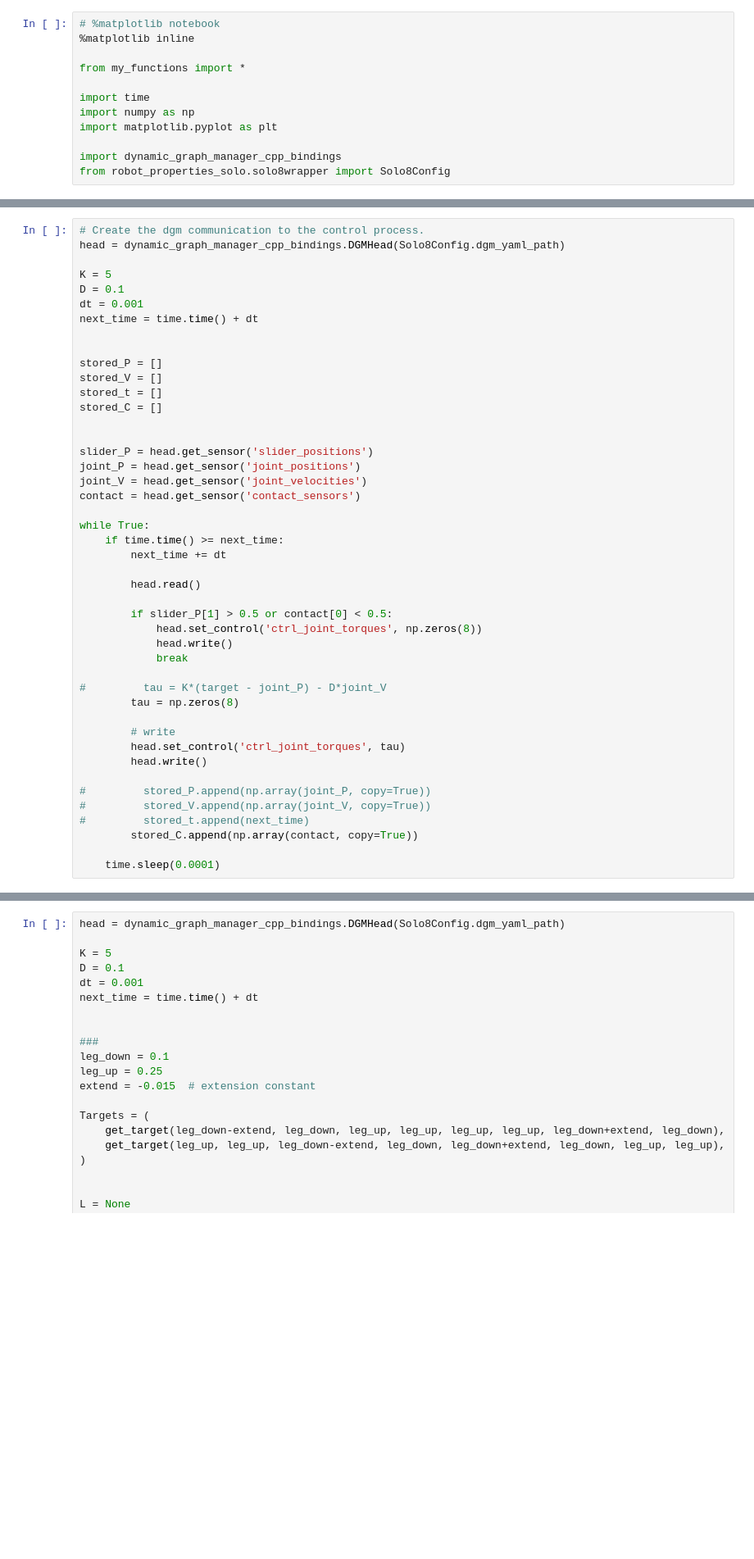
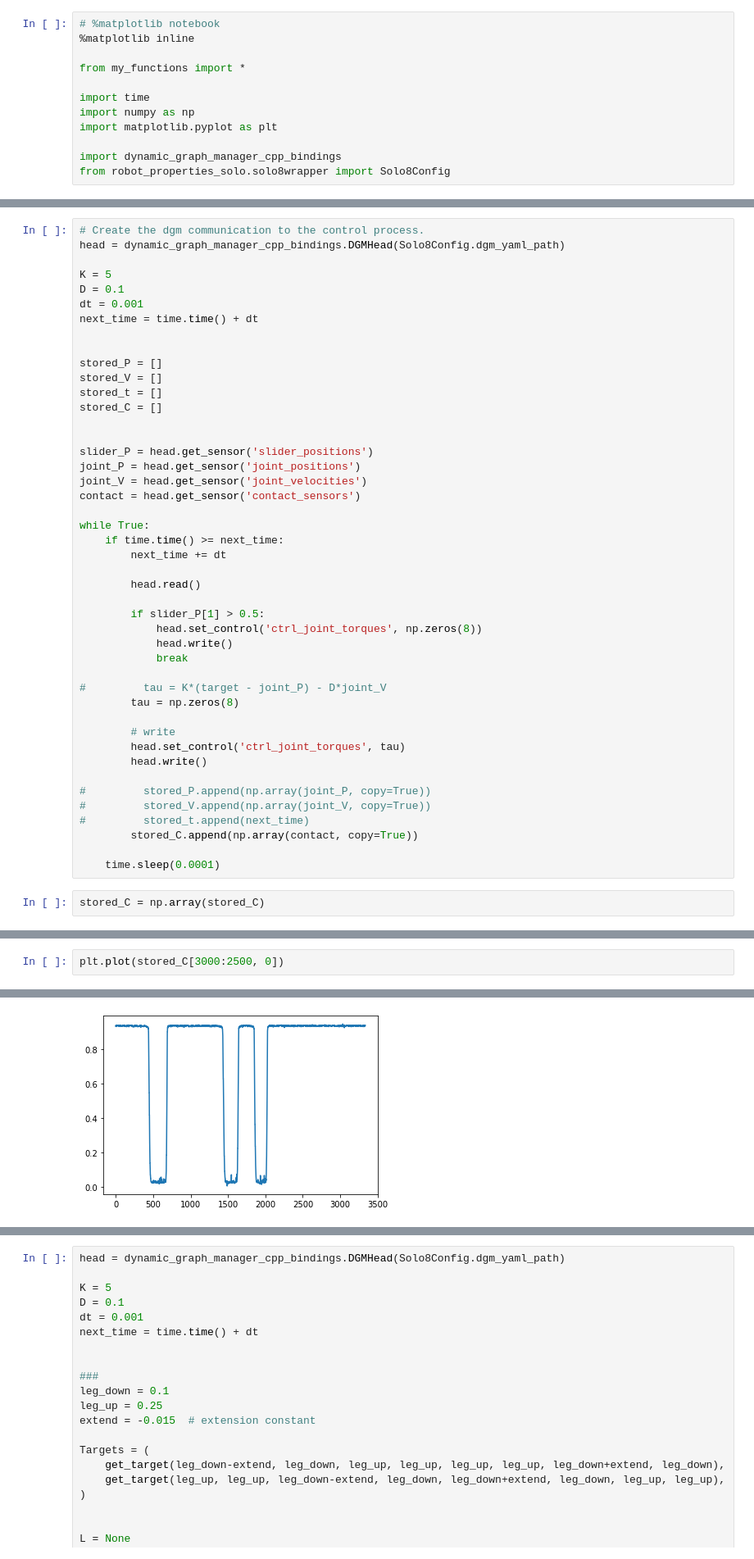
Before and after one commit to caoliheng/contact-detection, a Jupyter notebook: robot.ipynb, the cells around one changed output, grey strips where cells are left out. Shown at 82% size. Cells and saved outputs as stored; diff of their text form; blank space fills up the shorter version.

```diff
--- a/robot.ipynb
+++ b/robot.ipynb
@@ -41,7 +41,7 @@ while True:
 
         head.read()
 
-        if slider_P[1] > 0.5 or contact[0] < 0.5:
+        if slider_P[1] > 0.5:
             head.set_control('ctrl_joint_torques', np.zeros(8))
             head.write()
             break
@@ -59,3 +59,5 @@ while True:
         stored_C.append(np.array(contact, copy=True))
 
     time.sleep(0.0001)
+# %%
+stored_C = np.array(stored_C)
@@ -61,0 +68,3 @@ while True:
+# %%
+plt.plot(stored_C[3000:2500, 0])
+# %% [output]
@@ -61,0 +72 @@ while True:
+[figure, added]
```
Also changed, not shown: parts of 11 cells of this notebook.
